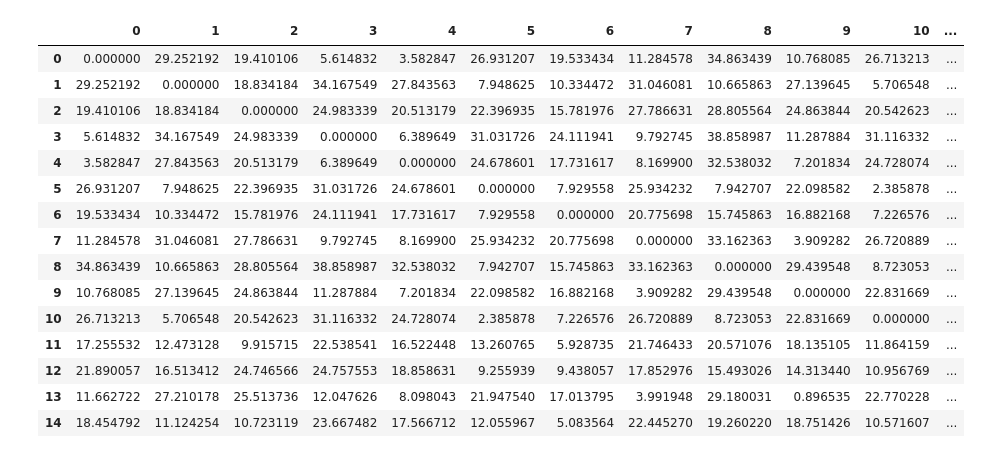
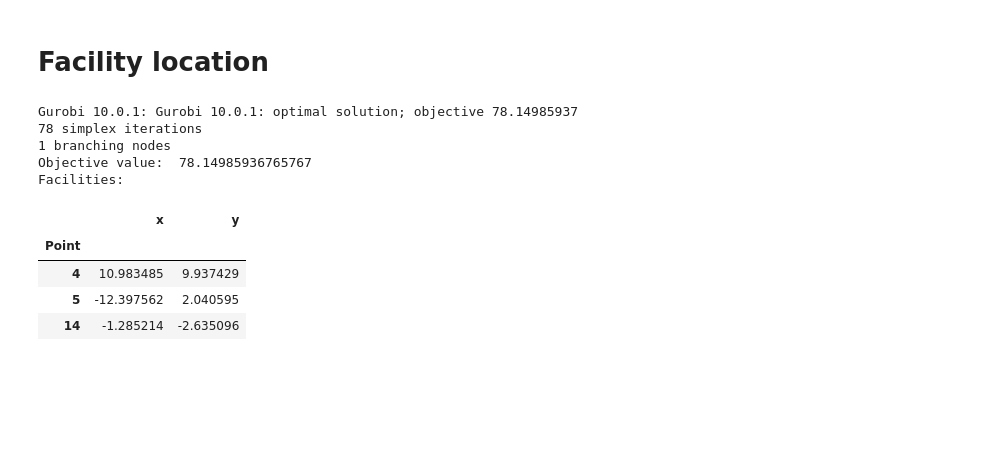
Before and after one commit to smoralesduarte/ML-combinatorial-optimization, a Jupyter notebook: HW1/HW1.ipynb, the cells around one changed output. Cells and saved outputs as stored; diff of their text form; code cells hidden in the pictures; blank space fills up the shorter version.

```diff
--- a/HW1/HW1.ipynb
+++ b/HW1/HW1.ipynb
@@ -1,3 +1,5 @@
+# %% [markdown]
+# Facility location
 # %%
 # Import libraries
 from amplpy import AMPL
@@ -8,30 +10,45 @@ import seaborn as sns
 # %%
 # Read csv file
 df = pd.read_csv('Crime_small.csv', index_col=0)
+# Substract 1 from the index
+df.index = df.index - 1
 # The file consists of points in 2D space, the first column is the x coordinate and the second column is the y coordinate
 # We calculate all the distances in the x-y plane
 # We create a distance matrix
 dist = np.zeros((len(df), len(df)))
 for i in range(len(df)):
     for j in range(len(df)):
         dist[i][j] = np.sqrt((df.iloc[i][0] - df.iloc[j][0])**2 + (df.iloc[i][1] - df.iloc[j][1])**2)
 
-# print the distance matrix as a dataframe
-pd.DataFrame(dist)
+# Create an AMPL instance
+ampl = AMPL()
+
+# Read the model file
+ampl.read("facility_location.mod")
+
+# Add I and J sets
+ampl.set['I'] = range(len(df))
+ampl.set['J'] = range(len(df))
+ampl.get_parameter("d").set_values(pd.DataFrame(dist).unstack())
+
+# Specify the solver to use (e.g., HiGHS)
+ampl.option["solver"] = "gurobi"
+# Solve
+ampl.solve()
+# Print the objective value and X variable
+print("Objective value: ", ampl.getObjective('cost').value())
+# concatenate x values and df
+df['active'] = ampl.getVariable('x').getValues().toPandas()
+print("Facilities:")
+df[df['active'] == 1].iloc[:,0:2]
 # %% [output]
+Gurobi 10.0.1: Gurobi 10.0.1: optimal solution; objective 78.14985937
+78 simplex iterations
+1 branching nodes
+Objective value:  78.14985936765767
+Facilities:
-|  | 0 | 1 | 2 | 3 | 4 | 5 | 6 | 7 | 8 | 9 | 10 | ... |
-| 0 | 0.000000 | 29.252192 | 19.410106 | 5.614832 | 3.582847 | 26.931207 | 19.533434 | 11.284578 | 34.863439 | 10.768085 | 26.713213 | ... |
-| 1 | 29.252192 | 0.000000 | 18.834184 | 34.167549 | 27.843563 | 7.948625 | 10.334472 | 31.046081 | 10.665863 | 27.139645 | 5.706548 | ... |
-| 2 | 19.410106 | 18.834184 | 0.000000 | 24.983339 | 20.513179 | 22.396935 | 15.781976 | 27.786631 | 28.805564 | 24.863844 | 20.542623 | ... |
-| 3 | 5.614832 | 34.167549 | 24.983339 | 0.000000 | 6.389649 | 31.031726 | 24.111941 | 9.792745 | 38.858987 | 11.287884 | 31.116332 | ... |
-| 4 | 3.582847 | 27.843563 | 20.513179 | 6.389649 | 0.000000 | 24.678601 | 17.731617 | 8.169900 | 32.538032 | 7.201834 | 24.728074 | ... |
-| 5 | 26.931207 | 7.948625 | 22.396935 | 31.031726 | 24.678601 | 0.000000 | 7.929558 | 25.934232 | 7.942707 | 22.098582 | 2.385878 | ... |
-| 6 | 19.533434 | 10.334472 | 15.781976 | 24.111941 | 17.731617 | 7.929558 | 0.000000 | 20.775698 | 15.745863 | 16.882168 | 7.226576 | ... |
-| 7 | 11.284578 | 31.046081 | 27.786631 | 9.792745 | 8.169900 | 25.934232 | 20.775698 | 0.000000 | 33.162363 | 3.909282 | 26.720889 | ... |
-| 8 | 34.863439 | 10.665863 | 28.805564 | 38.858987 | 32.538032 | 7.942707 | 15.745863 | 33.162363 | 0.000000 | 29.439548 | 8.723053 | ... |
-| 9 | 10.768085 | 27.139645 | 24.863844 | 11.287884 | 7.201834 | 22.098582 | 16.882168 | 3.909282 | 29.439548 | 0.000000 | 22.831669 | ... |
-| 10 | 26.713213 | 5.706548 | 20.542623 | 31.116332 | 24.728074 | 2.385878 | 7.226576 | 26.720889 | 8.723053 | 22.831669 | 0.000000 | ... |
-| 11 | 17.255532 | 12.473128 | 9.915715 | 22.538541 | 16.522448 | 13.260765 | 5.928735 | 21.746433 | 20.571076 | 18.135105 | 11.864159 | ... |
-| 12 | 21.890057 | 16.513412 | 24.746566 | 24.757553 | 18.858631 | 9.255939 | 9.438057 | 17.852976 | 15.493026 | 14.313440 | 10.956769 | ... |
-| 13 | 11.662722 | 27.210178 | 25.513736 | 12.047626 | 8.098043 | 21.947540 | 17.013795 | 3.991948 | 29.180031 | 0.896535 | 22.770228 | ... |
-| 14 | 18.454792 | 11.124254 | 10.723119 | 23.667482 | 17.566712 | 12.055967 | 5.083564 | 22.445270 | 19.260220 | 18.751426 | 10.571607 | ... |
+|  | x | y |
+| Point |  |  |
+| 4 | 10.983485 | 9.937429 |
+| 5 | -12.397562 | 2.040595 |
+| 14 | -1.285214 | -2.635096 |
```
Also changed, not shown: parts of 12 cells of this notebook, 7 other files.
